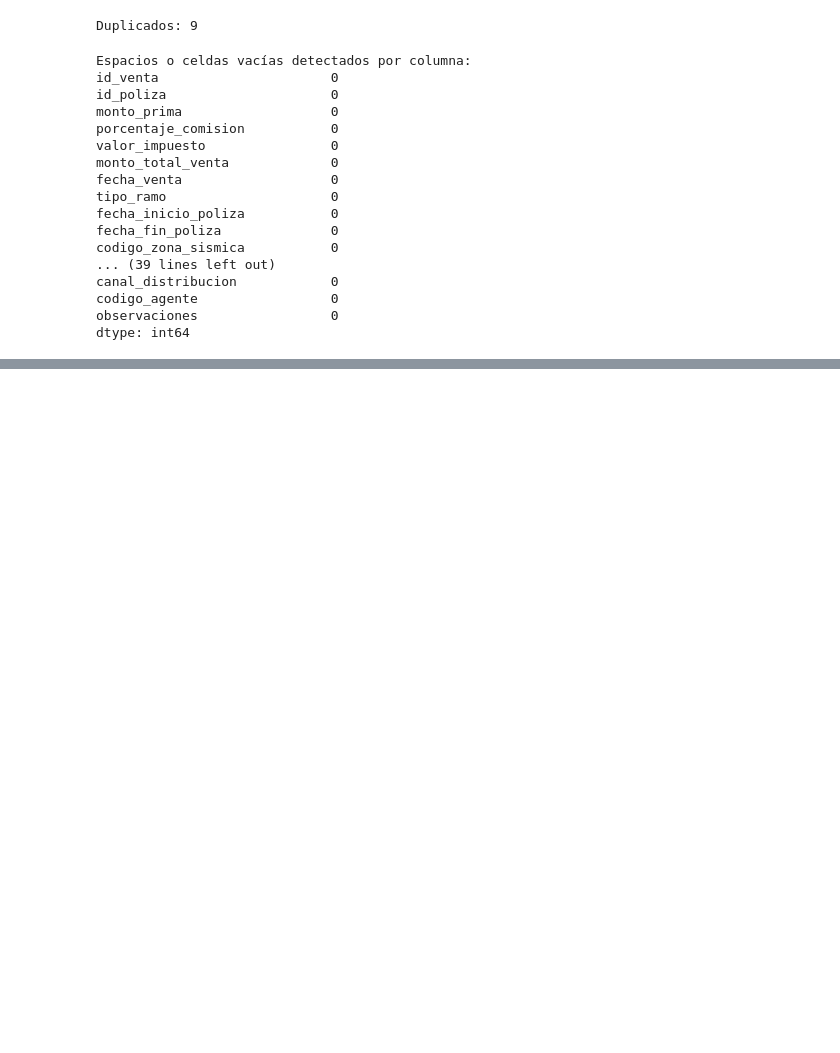
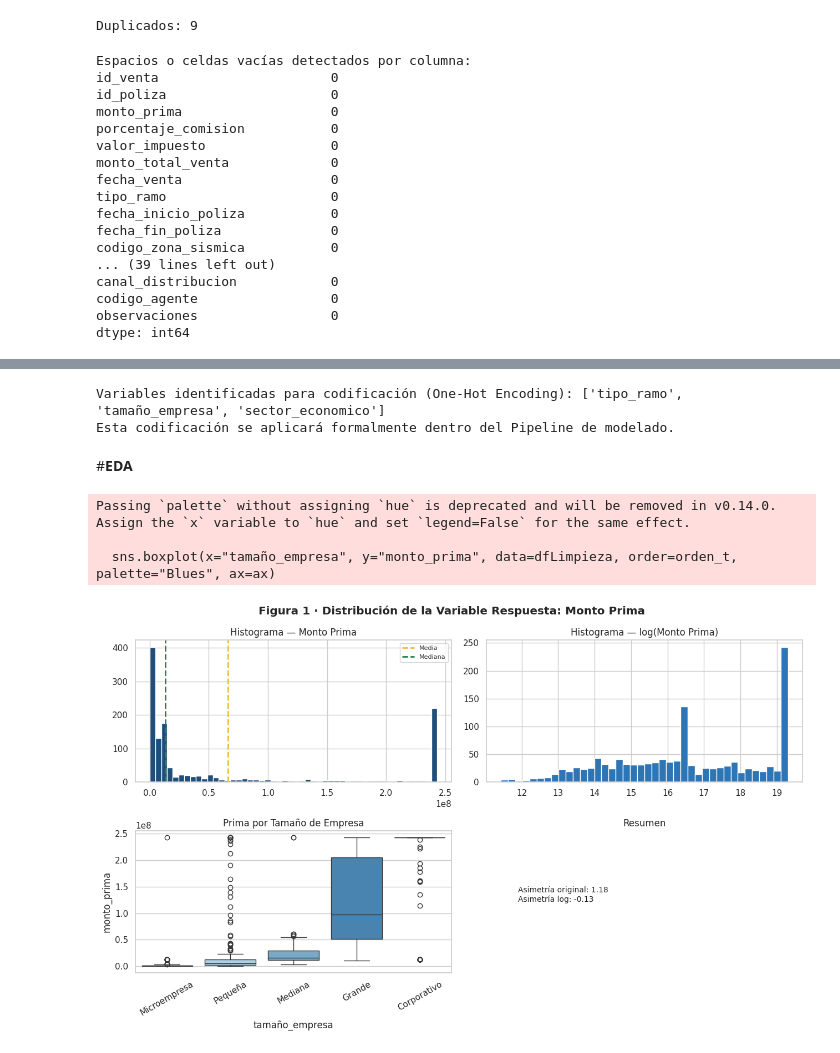
Before and after one commit to lisbethmesa-droid/proyecto-marsh-Gestion-proyectos, a Jupyter notebook: PROYECTO_MARSH_gestion_estrategica.ipynb, the cells around one changed output, grey strips where cells are left out. Saved outputs shown, nothing was run; the diff lists cells and outputs as text; code cells hidden in the pictures; blank space fills up the shorter version.

```diff
--- a/PROYECTO_MARSH_gestion_estrategica.ipynb
+++ b/PROYECTO_MARSH_gestion_estrategica.ipynb
@@ -292,0 +538,7 @@ dtype: int64
+# %%
+# 14. Codificación ordinal y nuevas variables (Feature Engineering)
+orden_tamano = {'Microempresa': 1, 'Pequeña': 2, 'Mediana': 3, 'Grande': 4, 'Corporativo': 5}
+if 'tamaño_empresa' in dfLimpieza.columns:
+    dfLimpieza['tamaño_empresa_num'] = dfLimpieza['tamaño_empresa'].map(orden_tamano)
+
+print("Variable creada: tamaño_empresa_num")
@@ -292,0 +547,7 @@ dtype: int64
+# %%
+# 15. Normalización de formatos categóricos
+for col in ['tipo_ramo', 'sector_economico', 'aseguradora']:
+    if col in dfLimpieza.columns:
+        dfLimpieza[col] = dfLimpieza[col].astype(str).str.strip().str.title()
+
+print("Formatos normalizados en variables categóricas clave")
@@ -292,0 +602,52 @@ dtype: int64
+# %%
+# 17. Identificación de variables para codificación (se aplica formalmente en el Pipeline de modelado)
+cols_a_codificar = ['tipo_ramo', 'tamaño_empresa', 'sector_economico']
+cols_a_codificar = [c for c in cols_a_codificar if c in dfLimpieza.columns]
+print(f"\nVariables identificadas para codificación (One-Hot Encoding): {cols_a_codificar}")
+print("Esta codificación se aplicará formalmente dentro del Pipeline de modelado.")
+# %% [output]
+Variables identificadas para codificación (One-Hot Encoding): ['tipo_ramo', 'tamaño_empresa', 'sector_economico']
+Esta codificación se aplicará formalmente dentro del Pipeline de modelado.
+# %% [markdown]
+#**EDA**
+# %%
+# 18. Configuración de colores corporativos
+AZUL, AZUL2, AZUL3 = "#1F4E79", "#2E75B6", "#9DC3E6"
+AMARILLO, ROJO, VERDE = "#F4B942", "#C0392B", "#1E8449"
+sns.set_theme(style="whitegrid")
+# %%
+# 19. Figura 1: Distribución de monto_prima
+fig, axes = plt.subplots(2, 2, figsize=(13, 8))
+fig.suptitle("Figura 1 · Distribución de la Variable Respuesta: Monto Prima", fontweight="bold")
+
+ax = axes[0,0]
+ax.hist(dfLimpieza["monto_prima"], bins=50, color=AZUL, edgecolor="white")
+ax.set_title("Histograma — Monto Prima")
+ax.axvline(dfLimpieza["monto_prima"].mean(), color=AMARILLO, lw=2, ls="--", label="Media")
+ax.axvline(dfLimpieza["monto_prima"].median(), color=VERDE, lw=2, ls="--", label="Mediana")
+ax.legend(fontsize=8)
+
+ax = axes[0,1]
+log_p = np.log1p(dfLimpieza["monto_prima"])
+ax.hist(log_p, bins=40, color=AZUL2, edgecolor="white")
+ax.set_title("Histograma — log(Monto Prima)")
+
+ax = axes[1,0]
+orden_t = [t for t in ["Microempresa","Pequeña","Mediana","Grande","Corporativo"] if t in dfLimpieza["tamaño_empresa"].unique()]
+sns.boxplot(x="tamaño_empresa", y="monto_prima", data=dfLimpieza, order=orden_t, palette="Blues", ax=ax)
+ax.set_title("Prima por Tamaño de Empresa")
+ax.tick_params(axis="x", rotation=30)
+
+ax = axes[1,1]
+ax.axis("off")
+ax.text(0.1, 0.5, f"Asimetría original: {dfLimpieza['monto_prima'].skew():.2f}\nAsimetría log: {log_p.skew():.2f}", fontsize=10)
+ax.set_title("Resumen")
+
+plt.tight_layout()
+plt.savefig("fig1_distribucion.png", dpi=150)
+plt.show()
+# %% [output]
+Passing `palette` without assigning `hue` is deprecated and will be removed in v0.14.0. Assign the `x` variable to `hue` and set `legend=False` for the same effect.
+
+  sns.boxplot(x="tamaño_empresa", y="monto_prima", data=dfLimpieza, order=orden_t, palette="Blues", ax=ax)
+[figure, added]
```
Also changed, not shown: parts of 33 cells of this notebook.
